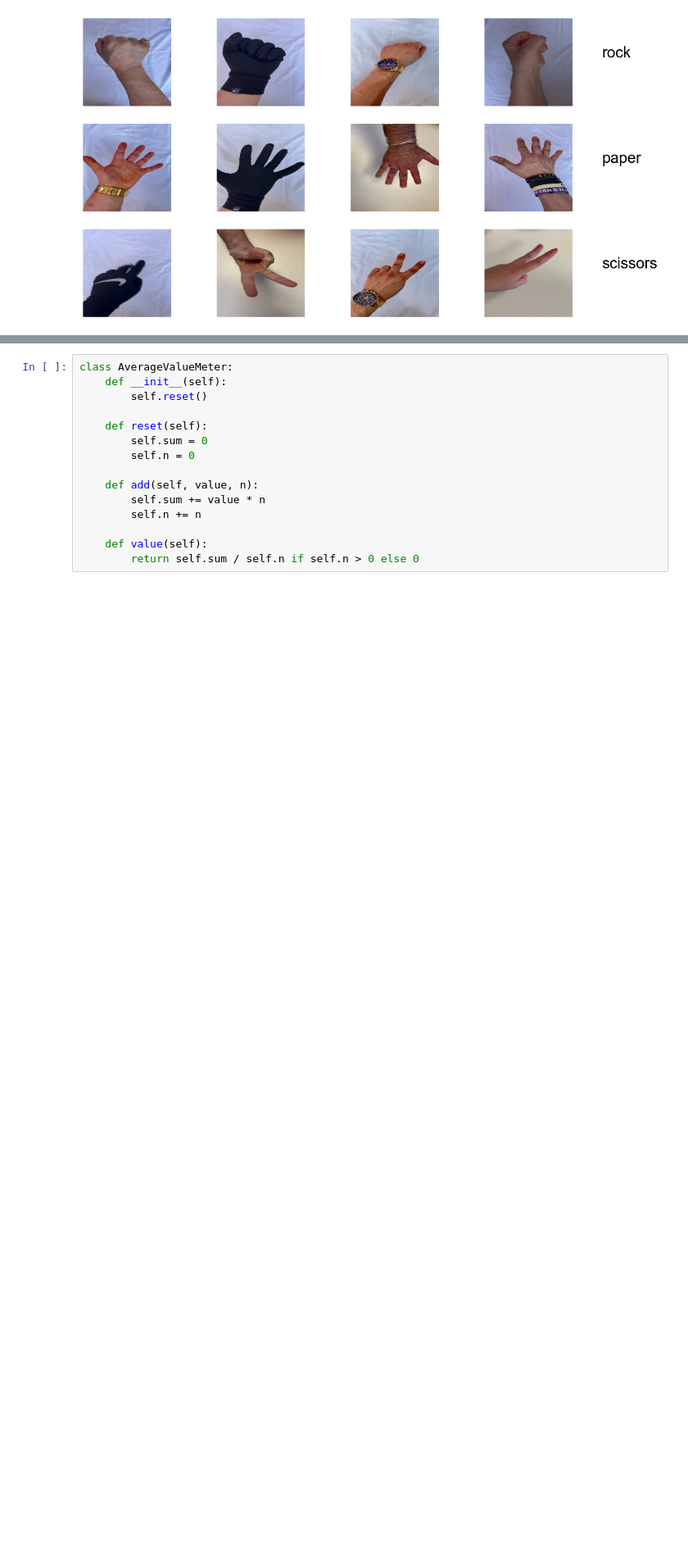
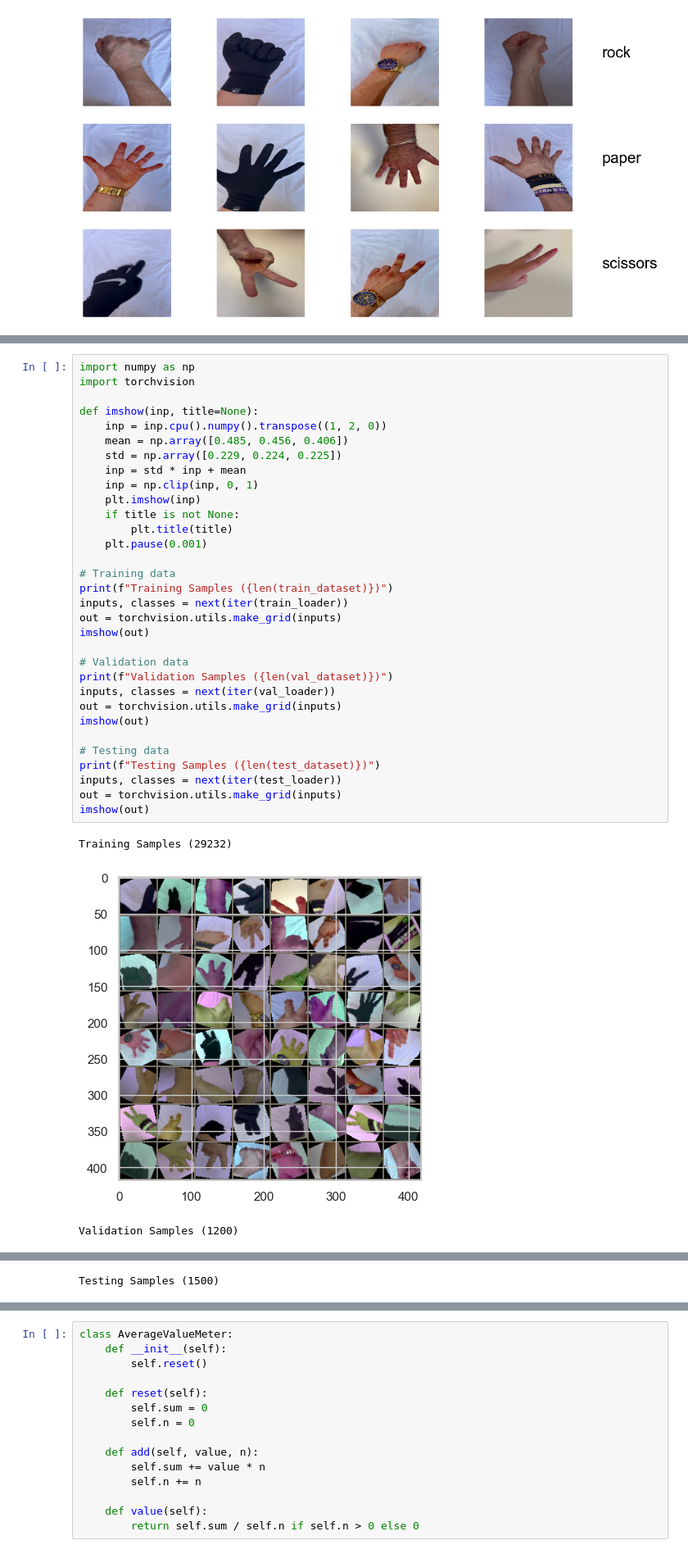
Before and after one commit to nameisalfio/RPS_Classifier, a Jupyter notebook: project.ipynb, the cells around one changed output, grey strips where cells are left out. Shown at 82% size. Saved outputs shown, nothing was run; the diff lists cells and outputs as text; blank space fills up the shorter version.

```diff
--- a/project.ipynb
+++ b/project.ipynb
@@ -267,0 +275,36 @@ Total samples: 16116
+# %%
+import numpy as np
+import torchvision
+
+def imshow(inp, title=None):
+    inp = inp.cpu().numpy().transpose((1, 2, 0))
+    mean = np.array([0.485, 0.456, 0.406])
+    std = np.array([0.229, 0.224, 0.225])
+    inp = std * inp + mean
+    inp = np.clip(inp, 0, 1)
+    plt.imshow(inp)
+    if title is not None:
+        plt.title(title)
+    plt.pause(0.001)
+
+# Training data
+print(f"Training Samples ({len(train_dataset)})")
+inputs, classes = next(iter(train_loader))
+out = torchvision.utils.make_grid(inputs)
+imshow(out)
+
+# Validation data
+print(f"Validation Samples ({len(val_dataset)})")
+inputs, classes = next(iter(val_loader))
+out = torchvision.utils.make_grid(inputs)
+imshow(out)
+
+# Testing data
+print(f"Testing Samples ({len(test_dataset)})")
+inputs, classes = next(iter(test_loader))
+out = torchvision.utils.make_grid(inputs)
+imshow(out)
+# %% [output]
+Training Samples (29232)
+[figure, added]
+Validation Samples (1200)
@@ -267,0 +312 @@ Total samples: 16116
+Testing Samples (1500)
```
Also changed, not shown: parts of 13 cells of this notebook, 24 other files.
